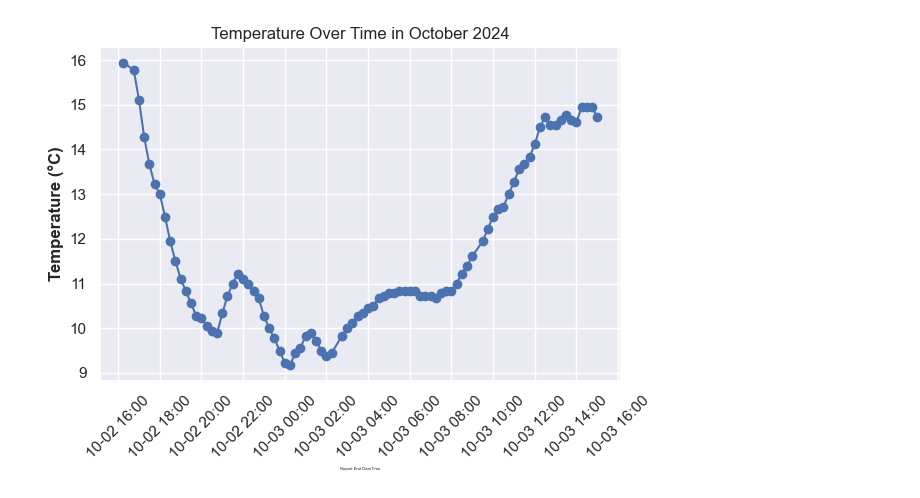
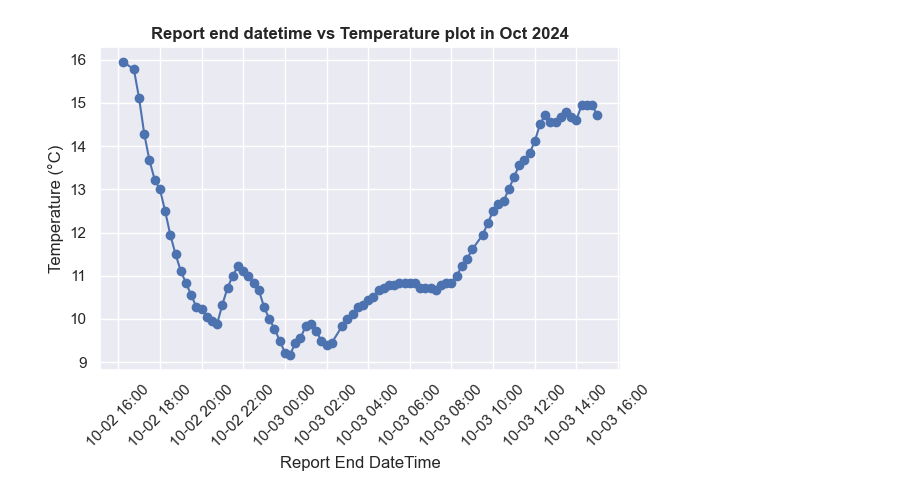
Before and after one commit to Gtalen/PFDA, a Jupyter notebook: pfda_assignment/assignment2_weather.ipynb, the cells around one changed output. Cells and saved outputs as stored; diff of their text form; code cells hidden in the pictures.

```diff
--- a/pfda_assignment/assignment2_weather.ipynb
+++ b/pfda_assignment/assignment2_weather.ipynb
@@ -81,27 +89,24 @@ df[['dryBulbTemperature_Celsius', 'reportEndDateTime']]
-# %%
-# Create a formatted string column (optional)
-df['formatted_reportEndDateTime'] = df['reportEndDateTime'].dt.strftime('%m-%d')
 # %%
-# Plot temperature over time
-plt.plot(df['reportEndDateTime'], df['dryBulbTemperature_Celsius'], marker='o', linestyle='-')
-#plt.figure(figsize=(24, 12))
+# Plot temperature vs report end datetime in OCtober 2024
+plt.plot(df['reportEndDateTime'], df['dryBulbTemperature_Celsius'], marker='o')
+
 # Adding labels and title
-plt.title('Temperature Over Time in October 2024')
-plt.xlabel('Report End DateTime', size = 3)
-plt.ylabel('Temperature (°C)', size = 12, fontweight = 'semibold')
+plt.title('Report end datetime vs Temperature plot in Oct 2024', fontweight = 'semibold')
+plt.xlabel('Report End DateTime')
+plt.ylabel('Temperature (°C)')
 
 # Format x-axis to display both date and time
 plt.gca().xaxis.set_major_formatter(mdates.DateFormatter('%m-%d %H:%M'))
 
 # Set tick placement to every 2 hours
 plt.gca().xaxis.set_major_locator(mdates.HourLocator(interval=2))
 
-# Format the x-axis for readability
+# Format the x-axis for easy readability
 plt.xticks(rotation=45)
 plt.grid(True)
 
 # Display the plot
 plt.tight_layout()
 plt.show()
 # %% [output]
-[figure, old version]
+[figure, new version]
```
Also changed, not shown: parts of 19 cells of this notebook, 3 other files.
